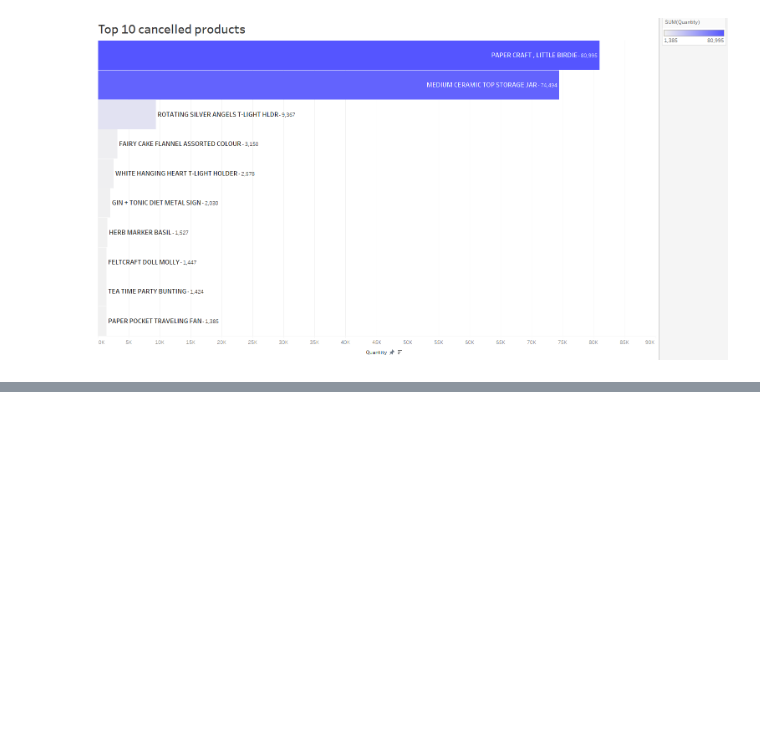
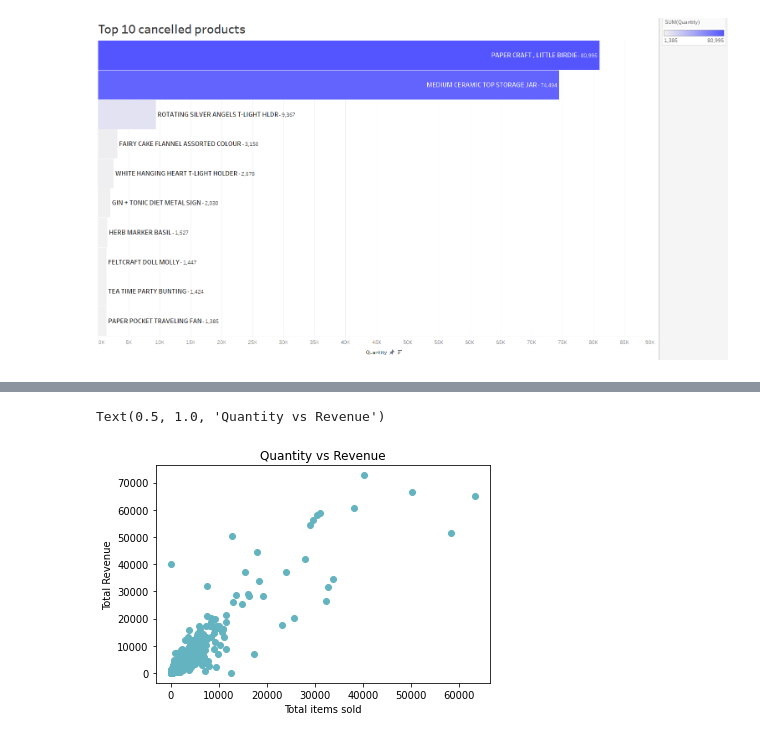
Before and after one commit to rajdeepmondal1/customer-segmentation, a Jupyter notebook: Customer_Segmentation_Arpan_+_Rajdeep.ipynb, the cells around one changed output, grey strips where cells are left out. Cells and saved outputs as stored; diff of their text form; code cells hidden in the pictures; blank space fills up the shorter version.

```diff
--- a/Customer_Segmentation_Arpan_+_Rajdeep.ipynb
+++ b/Customer_Segmentation_Arpan_+_Rajdeep.ipynb
@@ -660,0 +800,10 @@ a_updated_quantity.to_csv('top_10_cancelled_items_by_quantity.csv')
+# %%
+#Here we can see outliers, to better indentify the cluster centers, we need to set limits to the top values of Total_revenue and Quantity
+df_removed_outliers = sqldf("SELECT CustomerID,	\
+                              TotalPurchases, Country,	\
+                              TotalRevenue,	\
+                              Quantity \
+                            FROM df_sales \
+                            WHERE TotalRevenue <80000 AND \
+                                  Quantity < 70000 AND TotalPurchases < 3000"
+                            )
@@ -660,0 +833,8 @@ a_updated_quantity.to_csv('top_10_cancelled_items_by_quantity.csv')
+# %%
+plt.scatter(x=df_removed_outliers['Quantity'], y=df_removed_outliers['TotalRevenue'], color=('#63b3c0'))
+plt.xlabel("Total items sold")
+plt.ylabel("Total Revenue")
+plt.title("Quantity vs Revenue")
+# %% [output]
+Text(0.5, 1.0, 'Quantity vs Revenue')
+[figure, added]
```
Also changed, not shown: parts of 21 cells of this notebook.
